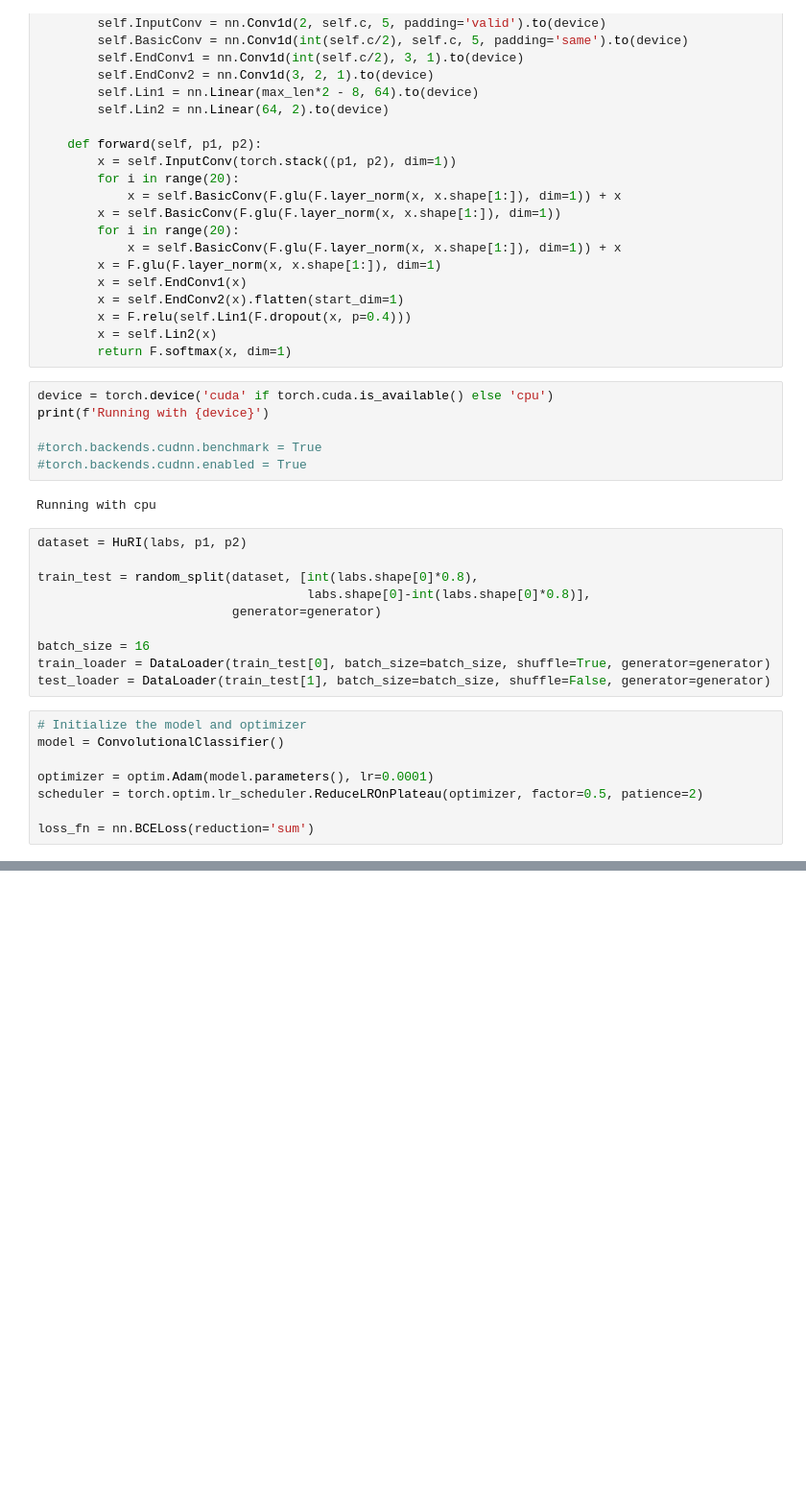
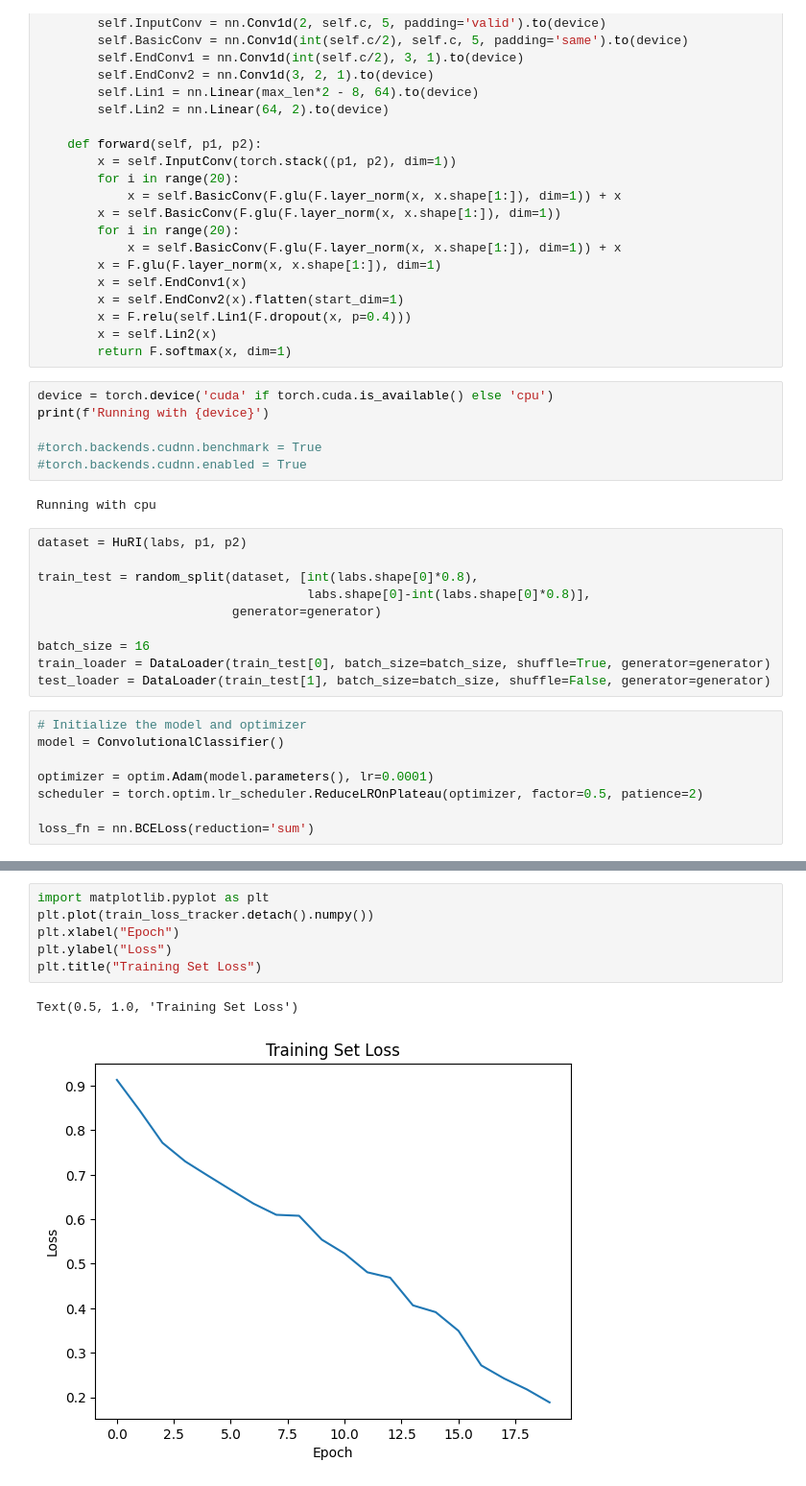
Before and after one commit to iris-lee-hub/BiBe205-Project, a Jupyter notebook: Project2_v1.ipynb, the cells around one changed output, grey strips where cells are left out. Shown at 96% size. Drawn from its saved outputs; the diff is of its cells as text; blank space fills up the shorter version.

```diff
--- a/Project2_v1.ipynb
+++ b/Project2_v1.ipynb
@@ -253,0 +238,9 @@ Training Runtime: 817.3933382034302s
+# %%
+import matplotlib.pyplot as plt
+plt.plot(train_loss_tracker.detach().numpy())
+plt.xlabel("Epoch")
+plt.ylabel("Loss")
+plt.title("Training Set Loss")
+# %% [output]
+Text(0.5, 1.0, 'Training Set Loss')
+[figure, added]
```
Also changed, not shown: parts of 5 cells of this notebook, 5 other files.
